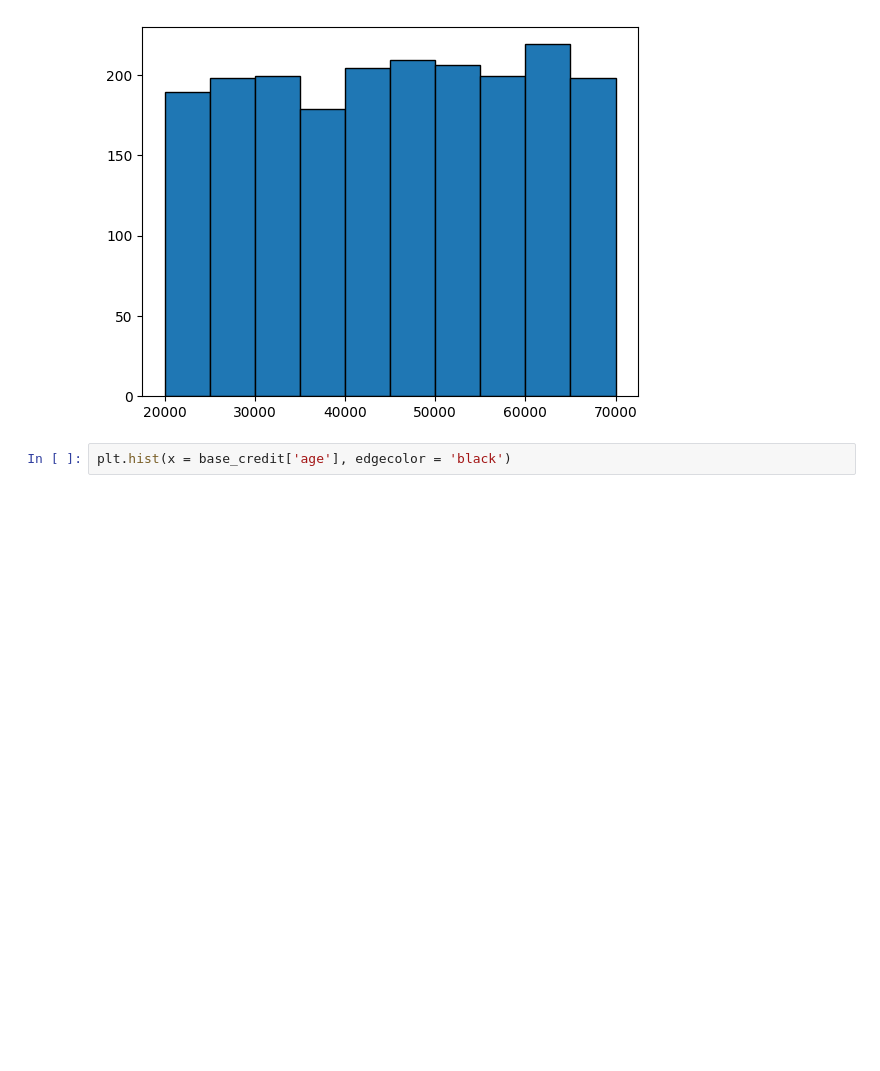
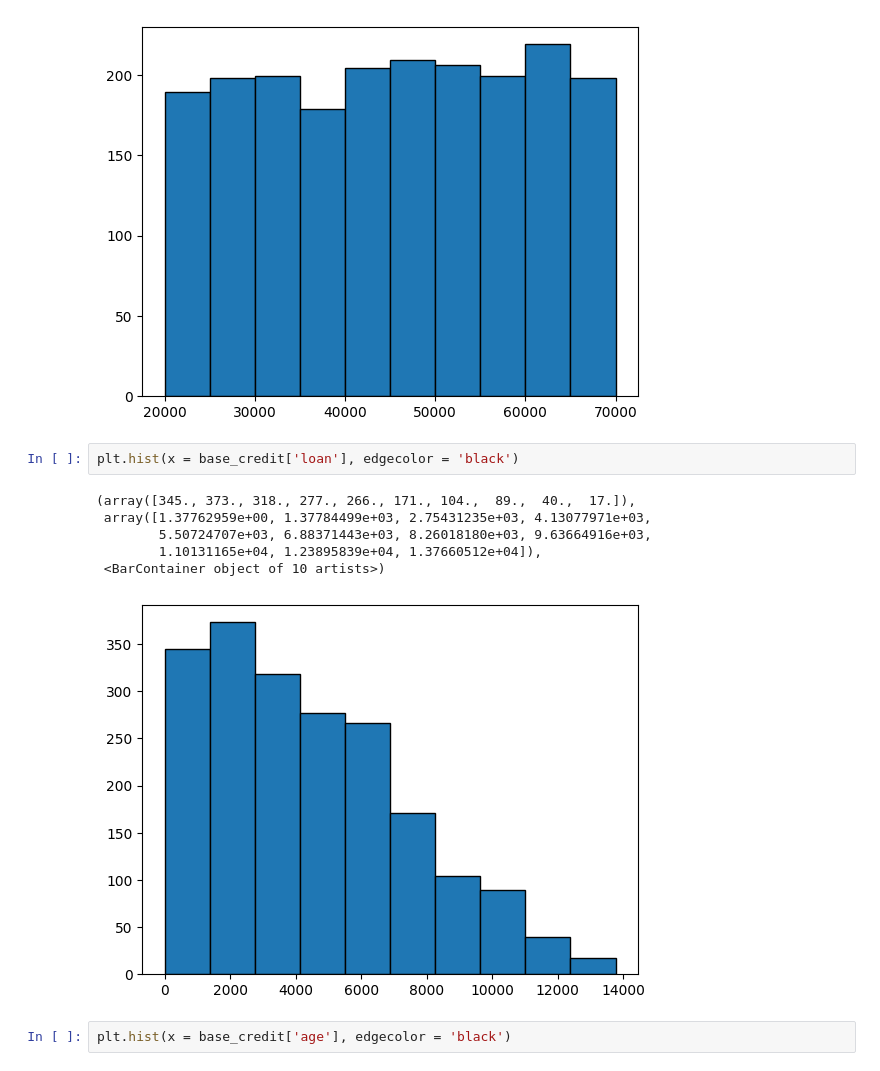
Before and after one commit to IsabelaNeves1/am-t4-s1a2026, a Jupyter notebook: aula0407_amt4.ipynb, the cells around one changed output. Cells and saved outputs as stored; diff of their text form; blank space fills up the shorter version.

Commit message:
grafico loan

```diff
--- a/aula0407_amt4.ipynb
+++ b/aula0407_amt4.ipynb
@@ -116,6 +116,15 @@ plt.hist(x = base_credit['income'], edgecolor = 'black')
         59999.44635667, 64997.5659675 , 69995.68557832]),
  <BarContainer object of 10 artists>)
 [figure]
+# %%
+plt.hist(x = base_credit['loan'], edgecolor = 'black')
+# %% [output]
+(array([345., 373., 318., 277., 266., 171., 104.,  89.,  40.,  17.]),
+ array([1.37762959e+00, 1.37784499e+03, 2.75431235e+03, 4.13077971e+03,
+        5.50724707e+03, 6.88371443e+03, 8.26018180e+03, 9.63664916e+03,
+        1.10131165e+04, 1.23895839e+04, 1.37660512e+04]),
+ <BarContainer object of 10 artists>)
+[figure, added]
 # %%
 plt.hist(x = base_credit['age'], edgecolor = 'black')
 # %% [output]
```
